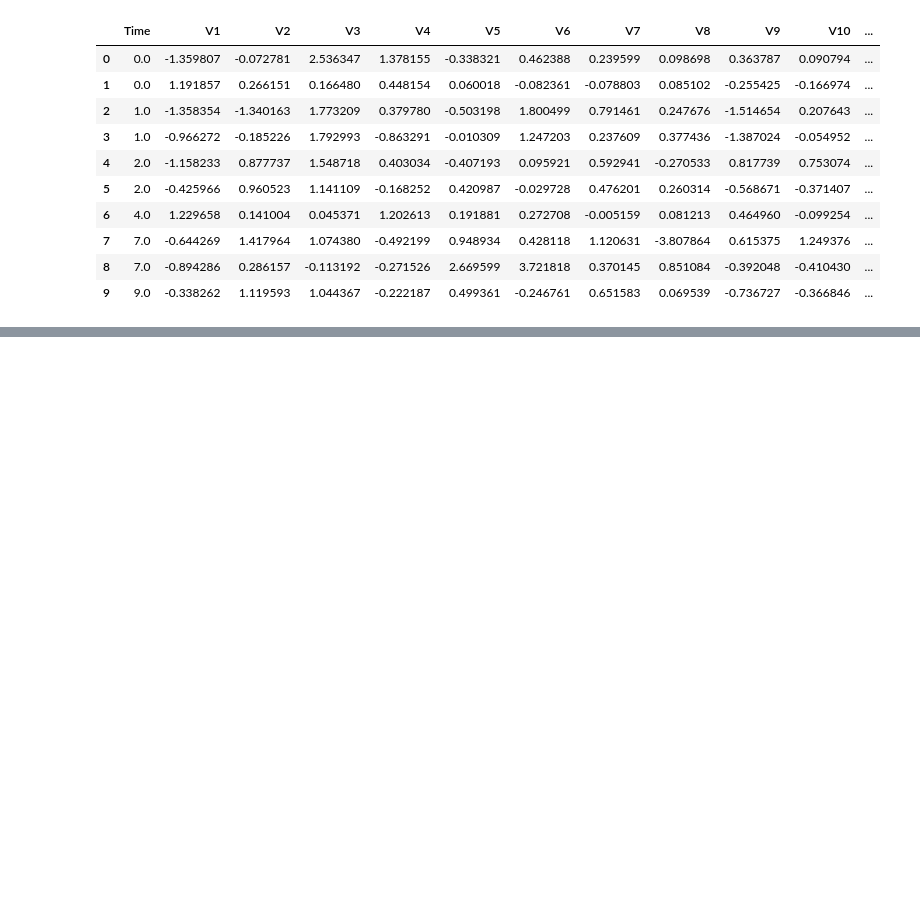
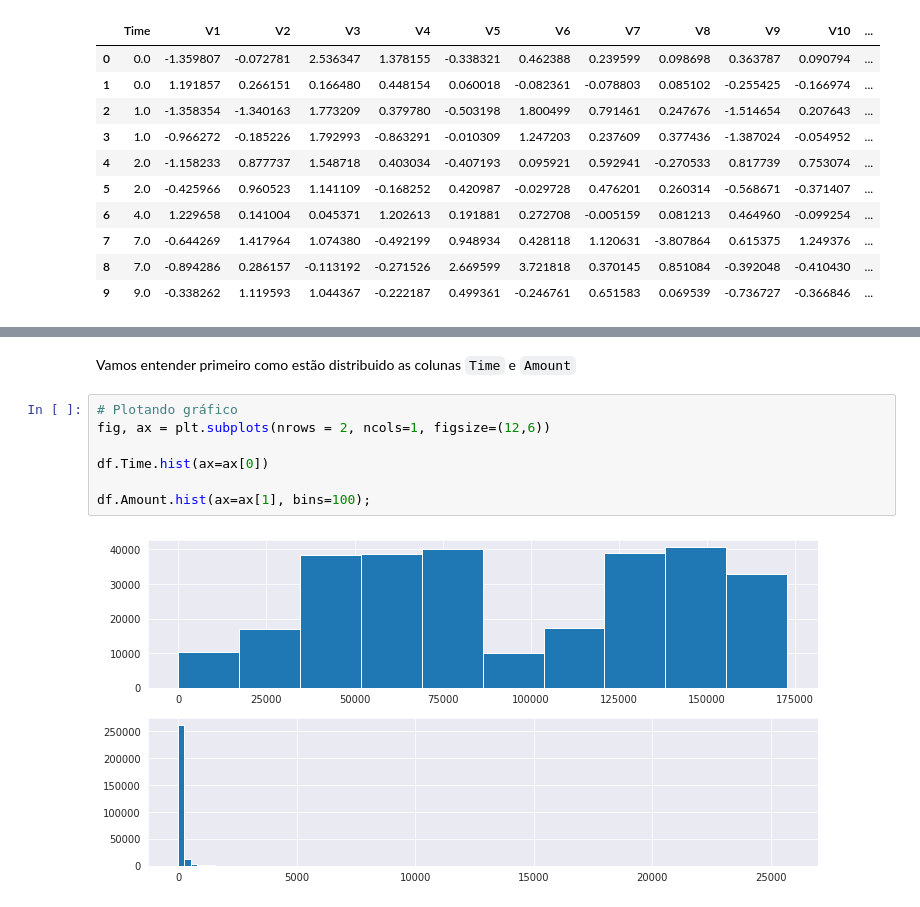
Before and after one commit to marcos-code/Portfolio_DataScience, a Jupyter notebook: Detecção_de_Fraude_em_Cartões_de_Crédito.ipynb, the cells around one changed output, grey strips where cells are left out. Cells and saved outputs as stored; diff of their text form; blank space fills up the shorter version.

```diff
--- a/Detecção_de_Fraude_em_Cartões_de_Crédito.ipynb
+++ b/Detecção_de_Fraude_em_Cartões_de_Crédito.ipynb
@@ -84,0 +138,11 @@ df.head(10)
+# %% [markdown]
+Vamos entender primeiro como estão distribuido as colunas `Time` e `Amount`
+# %%
+# Plotando gráfico
+fig, ax = plt.subplots(nrows = 2, ncols=1, figsize=(12,6))
+
+df.Time.hist(ax=ax[0])
+
+df.Amount.hist(ax=ax[1], bins=100);
+# %% [output]
+[figure, added]
```
Also changed, not shown: parts of 17 cells of this notebook.
